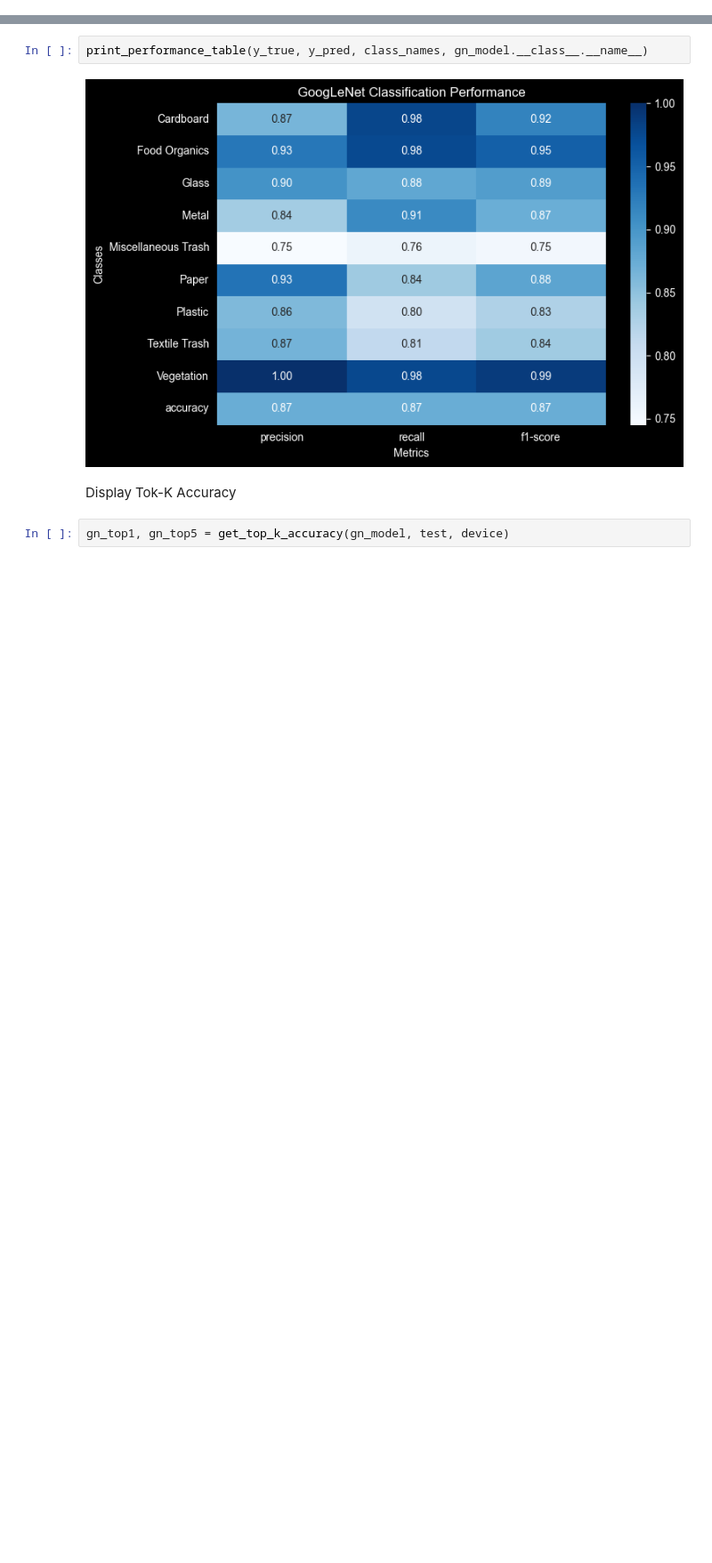
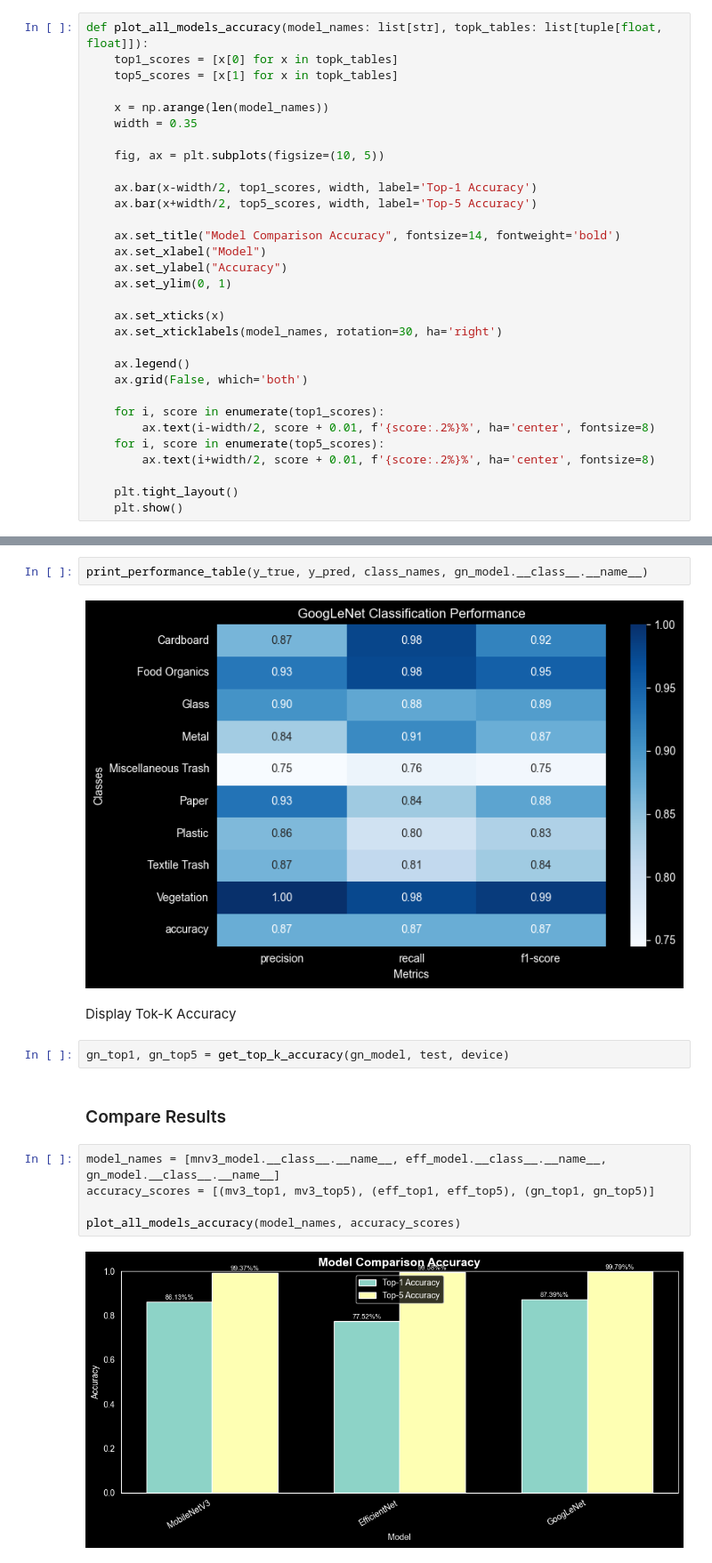
Before and after one commit to juliareinhart/waste-classification-ml, a Jupyter notebook: waste_classification.ipynb, the cells around one changed output, grey strips where cells are left out. Shown at 89% size. Saved outputs shown, nothing was run; the diff lists cells and outputs as text; blank space fills up the shorter version.

Commit message:
Top-k Accuracy Comparison Graph

```diff
--- a/waste_classification.ipynb
+++ b/waste_classification.ipynb
@@ -1212,3 +1214,34 @@ def get_top_k_accuracy(model, test_loader, device):
+# %%
+def plot_all_models_accuracy(model_names: list[str], topk_tables: list[tuple[float, float]]):
+    top1_scores = [x[0] for x in topk_tables]
+    top5_scores = [x[1] for x in topk_tables]
+
+    x = np.arange(len(model_names))
+    width = 0.35
+
+    fig, ax = plt.subplots(figsize=(10, 5))
+
+    ax.bar(x-width/2, top1_scores, width, label='Top-1 Accuracy')
+    ax.bar(x+width/2, top5_scores, width, label='Top-5 Accuracy')
+
+    ax.set_title("Model Comparison Accuracy", fontsize=14, fontweight='bold')
+    ax.set_xlabel("Model")
+    ax.set_ylabel("Accuracy")
+    ax.set_ylim(0, 1)
+
+    ax.set_xticks(x)
+    ax.set_xticklabels(model_names, rotation=30, ha='right')
+
+    ax.legend()
+    ax.grid(False, which='both')
+
+    for i, score in enumerate(top1_scores):
+        ax.text(i-width/2, score + 0.01, f'{score:.2%}%', ha='center', fontsize=8)
+    for i, score in enumerate(top5_scores):
+        ax.text(i+width/2, score + 0.01, f'{score:.2%}%', ha='center', fontsize=8)
+
+    plt.tight_layout()
+    plt.show()
 # %% [markdown]
 ### MNV3
 # %% [markdown]
@@ -1369,3 +1402,12 @@ print_performance_table(y_true, y_pred, class_names, gn_model.__class__.__name__
 Display Tok-K Accuracy
 # %%
 gn_top1, gn_top5 = get_top_k_accuracy(gn_model, test, device)
+# %% [markdown]
+### Compare Results
+# %%
+model_names = [mnv3_model.__class__.__name__, eff_model.__class__.__name__, gn_model.__class__.__name__]
+accuracy_scores = [(mv3_top1, mv3_top5), (eff_top1, eff_top5), (gn_top1, gn_top5)]
+
+plot_all_models_accuracy(model_names, accuracy_scores)
+# %% [output]
+[figure, added]
```
Also changed, not shown: parts of 1 cell of this notebook.
